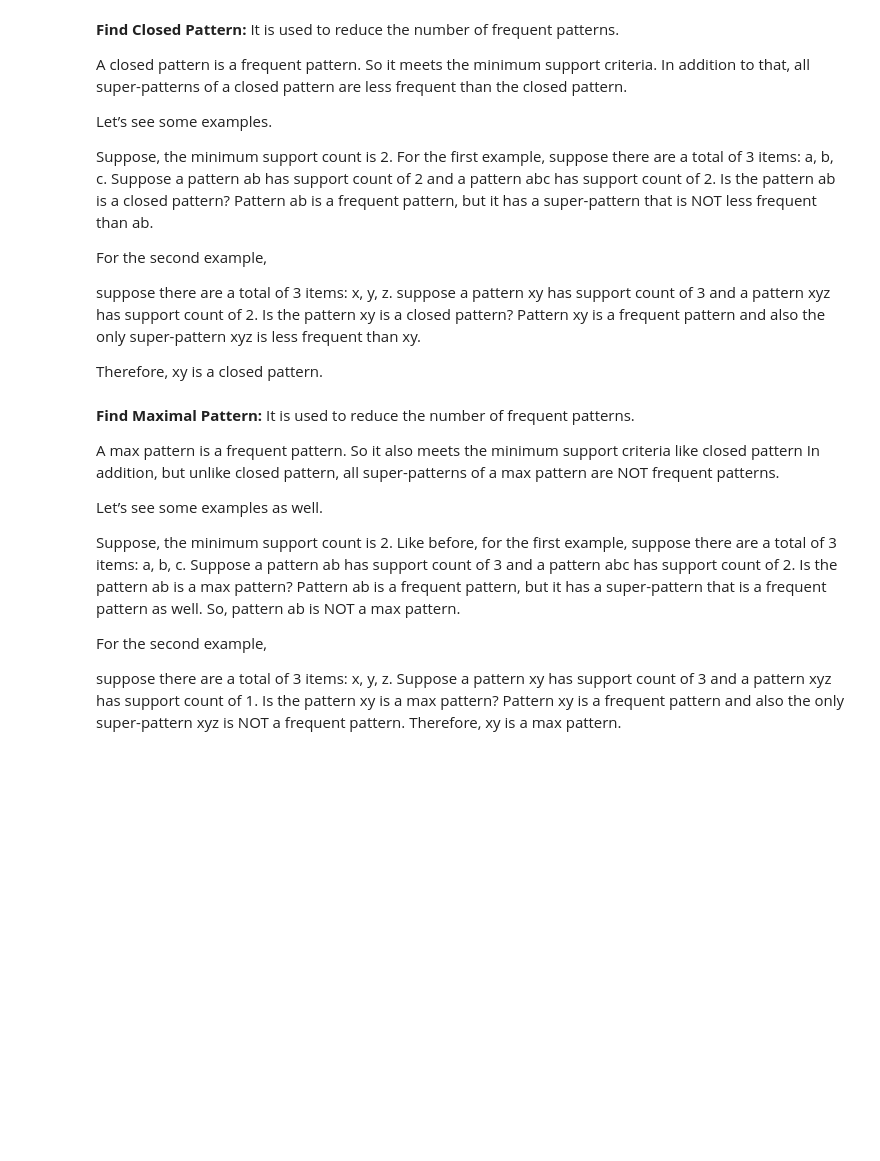
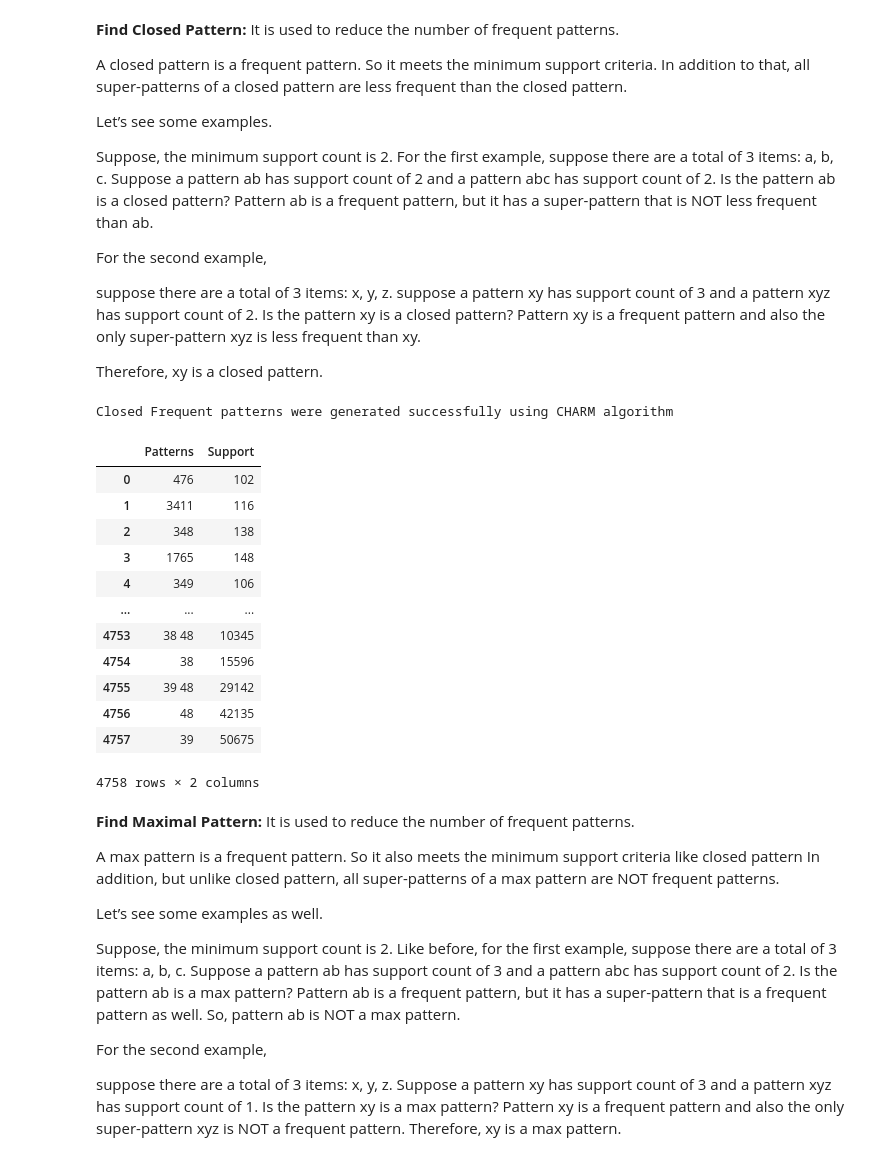
Before and after one commit to mdabashar/UnsupervisedLearning, a Jupyter notebook: B_5_Frequent_Pattern_Mining.ipynb, the cells around one changed output. Drawn from its saved outputs; the diff is of its cells as text; code cells hidden in the pictures; blank space fills up the shorter version.

```diff
--- a/B_5_Frequent_Pattern_Mining.ipynb
+++ b/B_5_Frequent_Pattern_Mining.ipynb
@@ -132,9 +129,24 @@ Therefore, xy is a closed pattern.
 # %%
 obj = closed_alg.CHARM('transactional_retail.csv',100,'\t')
 obj.startMine()
-obj.savePatterns('closedPatters_100.txt')
+obj.save('closedPatters_100.txt')
 df = obj.getPatternsAsDataFrame()
 df
+# %% [output]
+Closed Frequent patterns were generated successfully using CHARM algorithm
+|  | Patterns | Support |
+| 0 | 476 | 102 |
+| 1 | 3411 | 116 |
+| 2 | 348 | 138 |
+| 3 | 1765 | 148 |
+| 4 | 349 | 106 |
+| ... | ... | ... |
+| 4753 | 38 48 | 10345 |
+| 4754 | 38 | 15596 |
+| 4755 | 39 48 | 29142 |
+| 4756 | 48 | 42135 |
+| 4757 | 39 | 50675 |
+4758 rows × 2 columns
 # %% [markdown]
 **Find Maximal Pattern:**
 It is used to reduce the number of frequent patterns.
```
Also changed, not shown: parts of 21 cells of this notebook.
